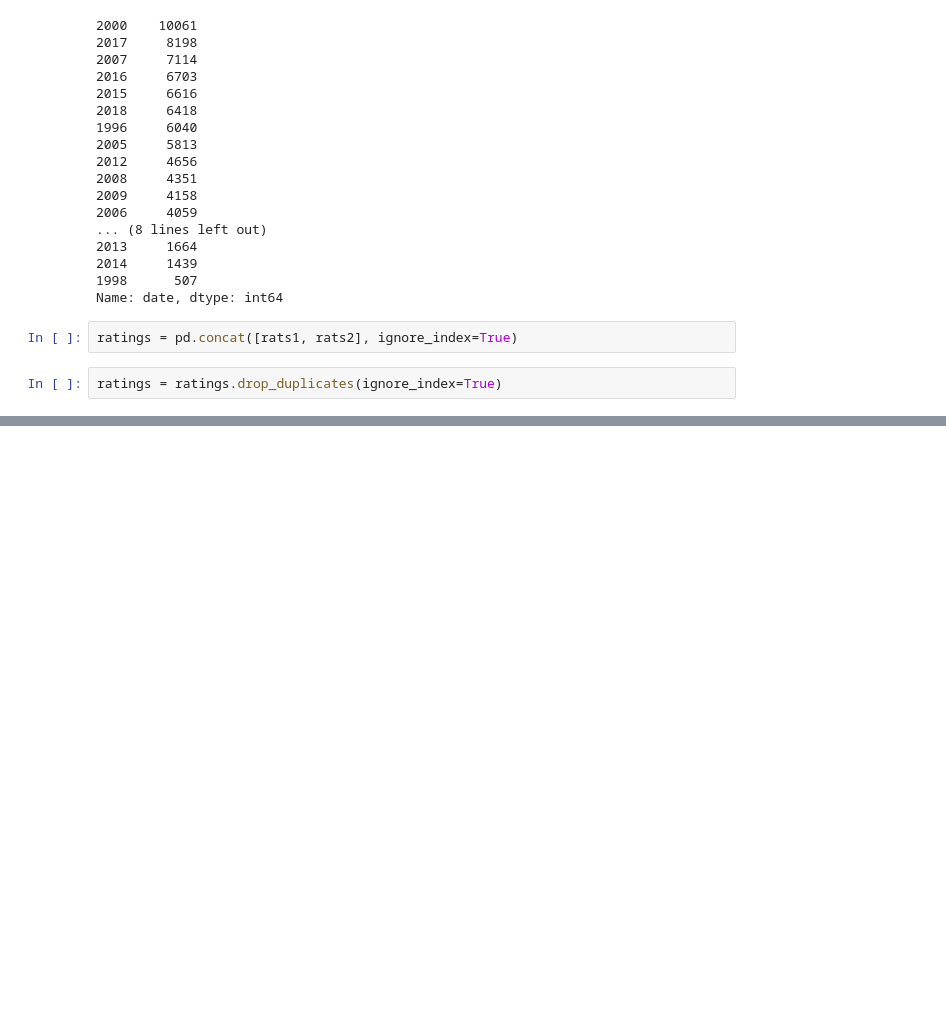
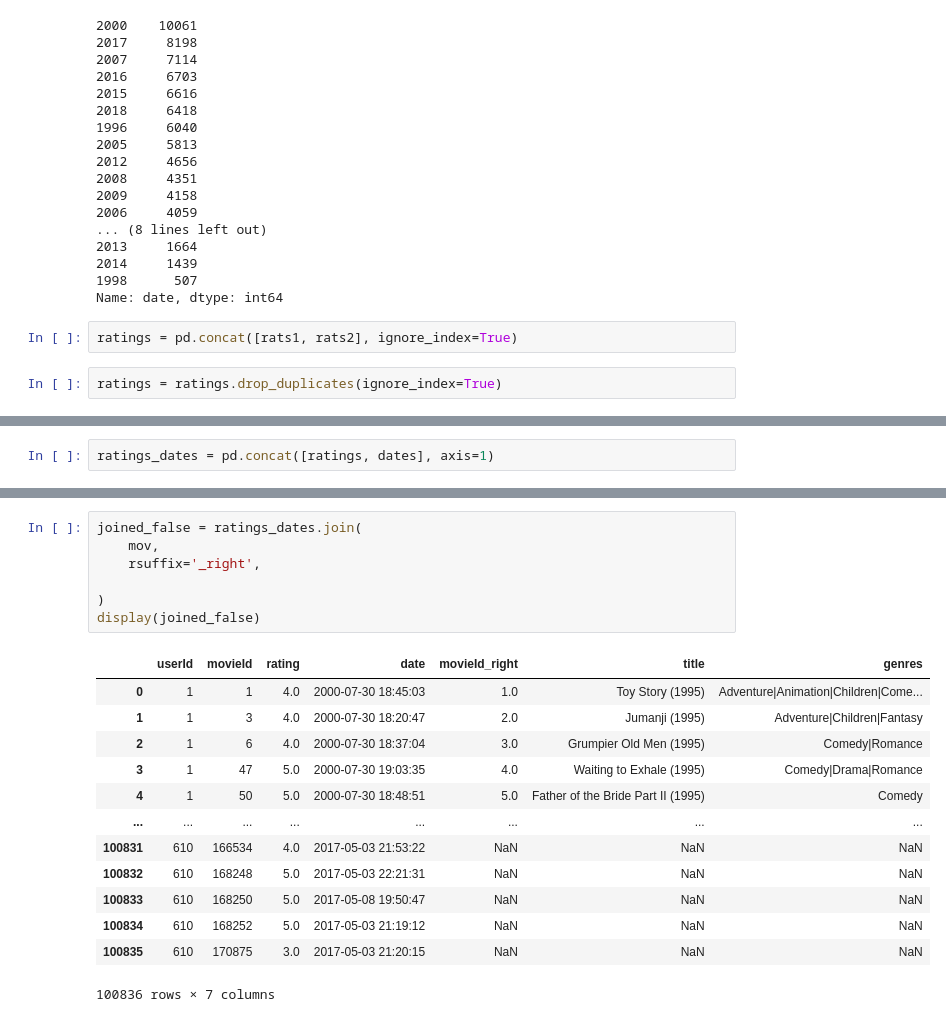
Before and after one commit to AnnaKodash/DS_learning, a Jupyter notebook: Python 12/movie.ipynb, the cells around one changed output, grey strips where cells are left out. Saved outputs shown, nothing was run; the diff lists cells and outputs as text; blank space fills up the shorter version.

```diff
--- a/Python 12/movie.ipynb
+++ b/Python 12/movie.ipynb
@@ -73,0 +87,2 @@ ratings = ratings.drop_duplicates(ignore_index=True)
+# %%
+ratings_dates = pd.concat([ratings, dates], axis=1)
@@ -73,0 +109,21 @@ ratings = ratings.drop_duplicates(ignore_index=True)
+# %%
+joined_false = ratings_dates.join(
+    mov,
+    rsuffix='_right',
+
+)
+display(joined_false)
+# %% [output]
+|  | userId | movieId | rating | date | movieId_right | title | genres |
+| 0 | 1 | 1 | 4.0 | 2000-07-30 18:45:03 | 1.0 | Toy Story (1995) | Adventure|Animation|Children|Come... |
+| 1 | 1 | 3 | 4.0 | 2000-07-30 18:20:47 | 2.0 | Jumanji (1995) | Adventure|Children|Fantasy |
+| 2 | 1 | 6 | 4.0 | 2000-07-30 18:37:04 | 3.0 | Grumpier Old Men (1995) | Comedy|Romance |
+| 3 | 1 | 47 | 5.0 | 2000-07-30 19:03:35 | 4.0 | Waiting to Exhale (1995) | Comedy|Drama|Romance |
+| 4 | 1 | 50 | 5.0 | 2000-07-30 18:48:51 | 5.0 | Father of the Bride Part II (1995) | Comedy |
+| ... | ... | ... | ... | ... | ... | ... | ... |
+| 100831 | 610 | 166534 | 4.0 | 2017-05-03 21:53:22 | NaN | NaN | NaN |
+| 100832 | 610 | 168248 | 5.0 | 2017-05-03 22:21:31 | NaN | NaN | NaN |
+| 100833 | 610 | 168250 | 5.0 | 2017-05-08 19:50:47 | NaN | NaN | NaN |
+| 100834 | 610 | 168252 | 5.0 | 2017-05-03 21:19:12 | NaN | NaN | NaN |
+| 100835 | 610 | 170875 | 3.0 | 2017-05-03 21:20:15 | NaN | NaN | NaN |
+100836 rows × 7 columns
```
Also changed, not shown: parts of 10 cells of this notebook, 2 other files.
